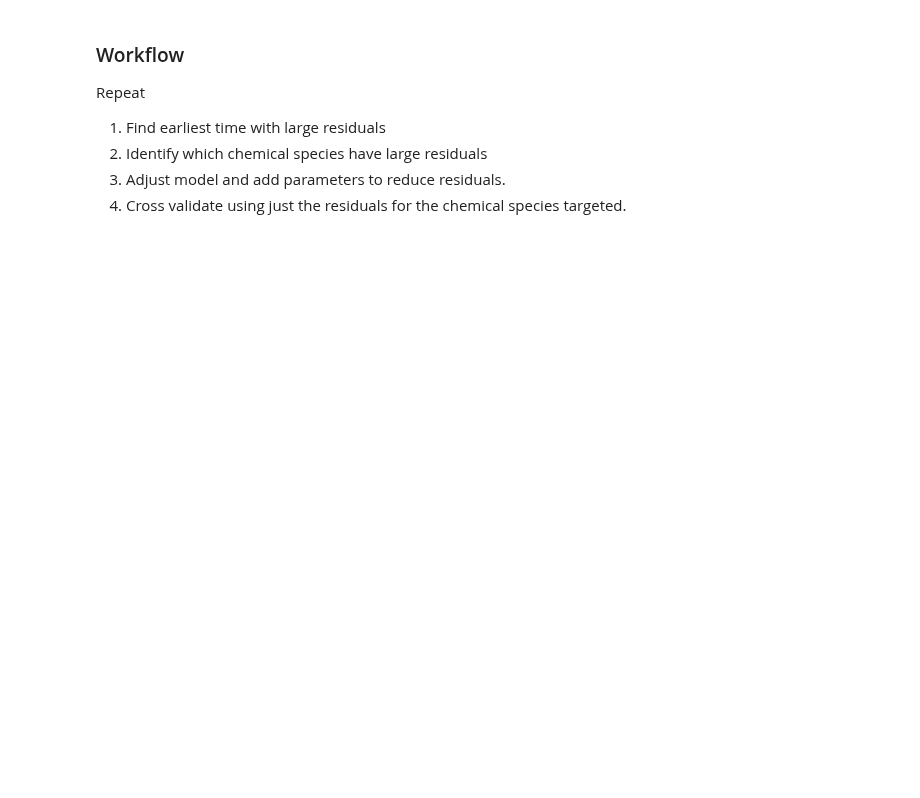
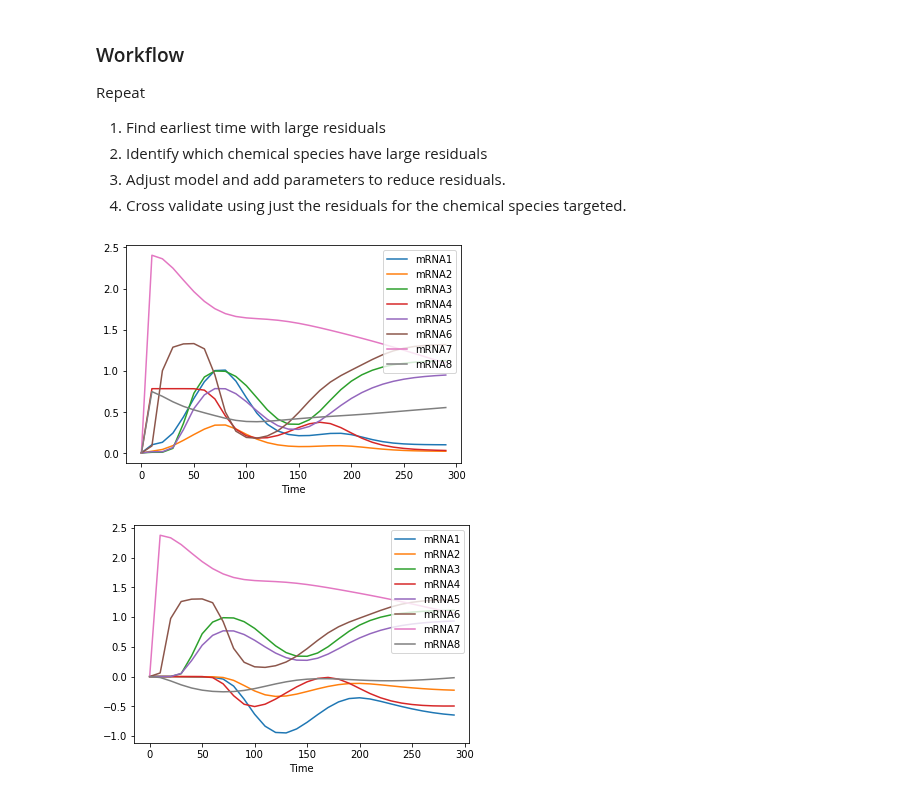
Before and after one commit to ModelEngineering/advancing-biomedical-models, a Jupyter notebook: lectures/lecture_16/lecture_16_practical_techniques_for_discovering_models.ipynb, the cells around one changed output. Saved outputs shown, nothing was run; the diff lists cells and outputs as text; code cells hidden in the pictures; blank space fills up the shorter version.

```diff
--- a/lectures/lecture_16/lecture_16_practical_techniques_for_discovering_models.ipynb
+++ b/lectures/lecture_16/lecture_16_practical_techniques_for_discovering_models.ipynb
@@ -51,6 +51,8 @@ model_2 = '''
  Vm7 = 0;
  K1_7 = 0;
  H7 = 0;
+ K8_7 = 0;
+ K7_8 = 0;
 
  // Species initializations:
   INPUT = 1;
@@ -344,0 +359,5 @@ df_res.head()
+# %%
+df_res = df_rnaseq - df_base_model
+columns = [ c for c in df_res.columns if "mRNA" in c]
+df_res = df_res[columns]
+df_res.head()
@@ -356,3 +385,13 @@ Repeat
 1. Identify which chemical species have large residuals
 1. Adjust model and add parameters to reduce residuals.
 1. Cross validate using just the residuals for the chemical species targeted.
+# %%
+# Earliest time with large residuals
+endtime = 300
+plt.figure()
+la.plotData(df_rnaseq, endtime=endtime)
+plt.figure()
+la.plotData(df_res, endtime=endtime)
+# %% [output]
+[figure, added]
+[figure, added]
```
Also changed, not shown: parts of 14 cells of this notebook, 1 other file.
